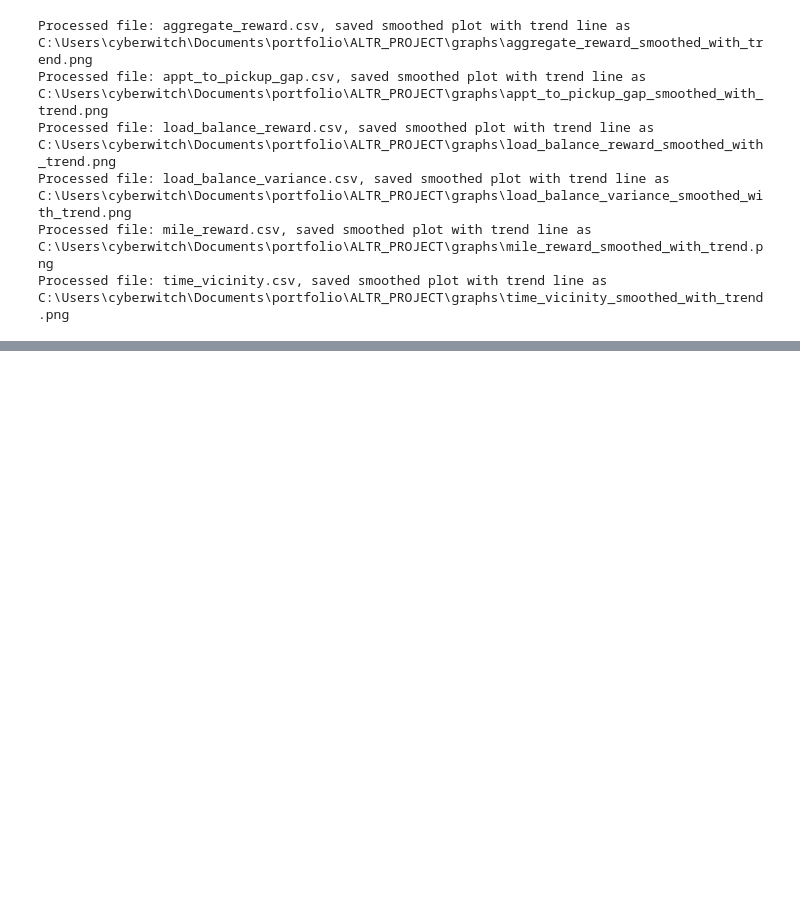
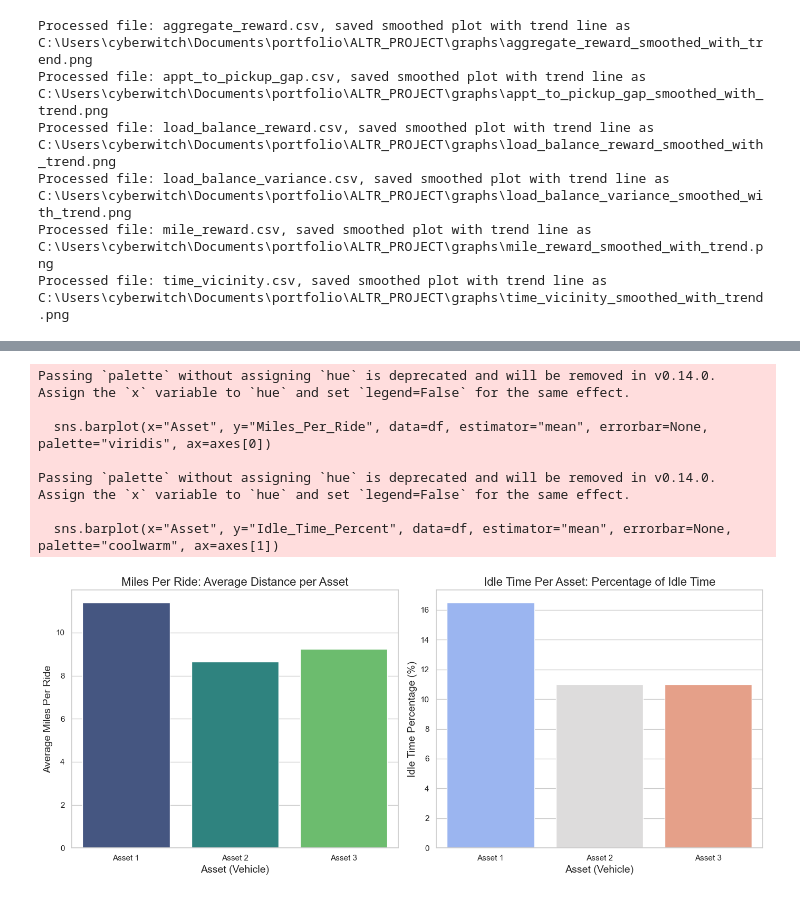
Before and after one commit to GarettGazay/ALTR_PROJECT, a Jupyter notebook: notebooks/test.ipynb, the cells around one changed output, grey strips where cells are left out. Drawn from its saved outputs; the diff is of its cells as text; code cells hidden in the pictures; blank space fills up the shorter version.

```diff
--- a/notebooks/test.ipynb
+++ b/notebooks/test.ipynb
@@ -359,0 +390,48 @@ ValueError: No objects to concatenate
+# %%
+import pandas as pd
+import seaborn as sns
+import matplotlib.pyplot as plt
+
+# Example data for Miles Per Ride and Idle Time per Asset
+data = {
+    "Asset": ["Asset 1", "Asset 2", "Asset 1", "Asset 2", "Asset 3", "Asset 3"],
+    "Ride": ["Ride 1", "Ride 2", "Ride 3", "Ride 4", "Ride 5", "Ride 6"],
+    "Miles_Per_Ride": [10.5, 8.2, 12.3, 9.1, 11.0, 7.5],
+    "Idle_Time_Percent": [15.0, 10.0, 18.0, 12.0, 8.0, 14.0],  # Idle time percentages
+}
+
+# Convert data to DataFrame
+df = pd.DataFrame(data)
+
+# Set Seaborn style for the plots
+sns.set(style="whitegrid")
+
+# Create a figure with two subplots: one for Miles Per Ride, and one for Idle Time Percentage
+fig, axes = plt.subplots(1, 2, figsize=(14, 6))
+
+# Plotting Miles Per Ride per Asset
+sns.barplot(x="Asset", y="Miles_Per_Ride", data=df, estimator="mean", errorbar=None, palette="viridis", ax=axes[0])
+axes[0].set_title("Miles Per Ride: Average Distance per Asset", fontsize=16)
+axes[0].set_xlabel("Asset (Vehicle)", fontsize=14)
+axes[0].set_ylabel("Average Miles Per Ride", fontsize=14)
+
+# Plotting Idle Time Percentage per Asset
+sns.barplot(x="Asset", y="Idle_Time_Percent", data=df, estimator="mean", errorbar=None, palette="coolwarm", ax=axes[1])
+axes[1].set_title("Idle Time Per Asset: Percentage of Idle Time", fontsize=16)
+axes[1].set_xlabel("Asset (Vehicle)", fontsize=14)
+axes[1].set_ylabel("Idle Time Percentage (%)", fontsize=14)
+
+# Adjust layout for better spacing
+plt.tight_layout()
+
+# Show the plots
+plt.show()
+# %% [output]
+Passing `palette` without assigning `hue` is deprecated and will be removed in v0.14.0. Assign the `x` variable to `hue` and set `legend=False` for the same effect.
+
+  sns.barplot(x="Asset", y="Miles_Per_Ride", data=df, estimator="mean", errorbar=None, palette="viridis", ax=axes[0])
+
+Passing `palette` without assigning `hue` is deprecated and will be removed in v0.14.0. Assign the `x` variable to `hue` and set `legend=False` for the same effect.
+
+  sns.barplot(x="Asset", y="Idle_Time_Percent", data=df, estimator="mean", errorbar=None, palette="coolwarm", ax=axes[1])
+[figure, added]
```
Also changed, not shown: parts of 8 cells of this notebook, 27 other files.
